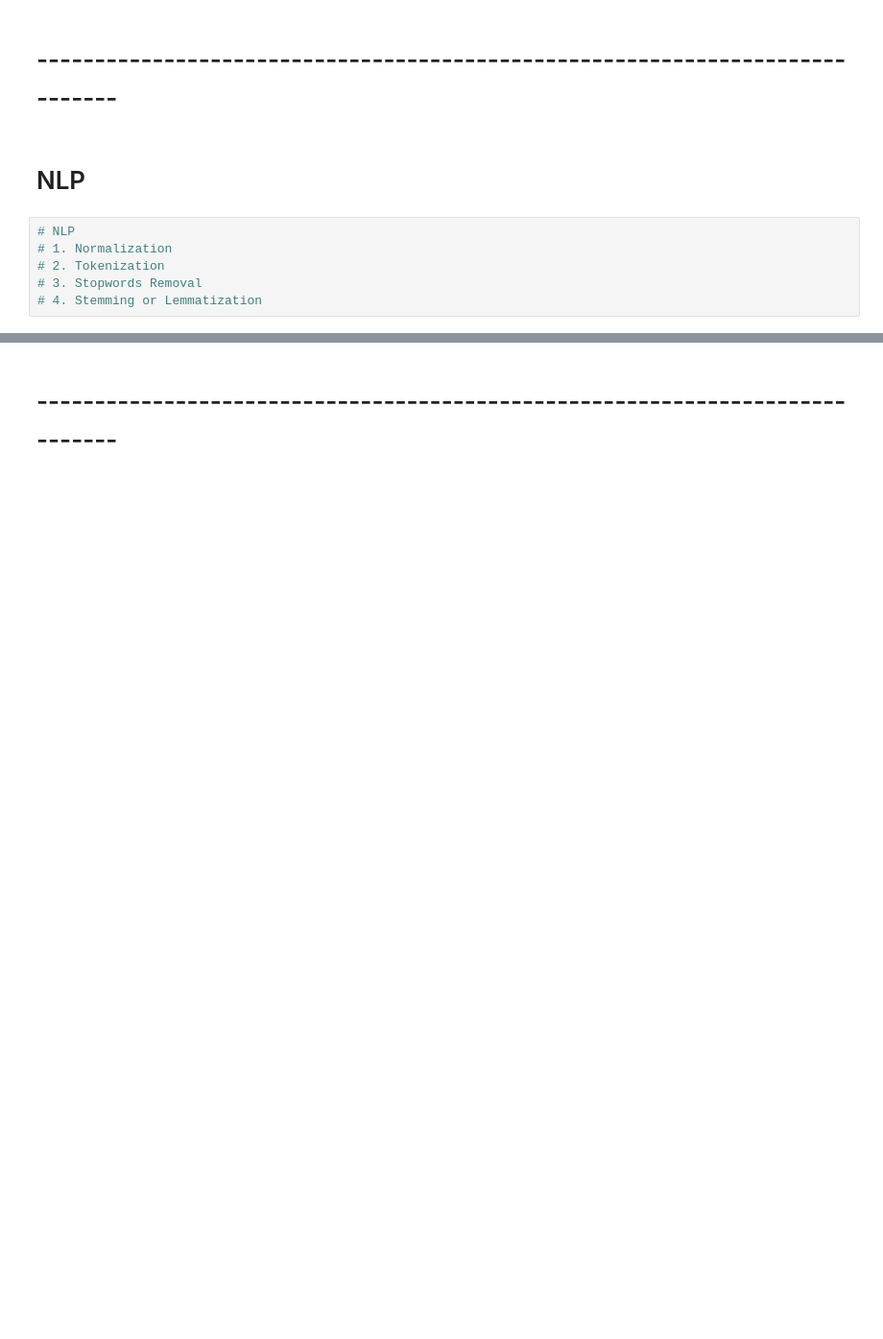
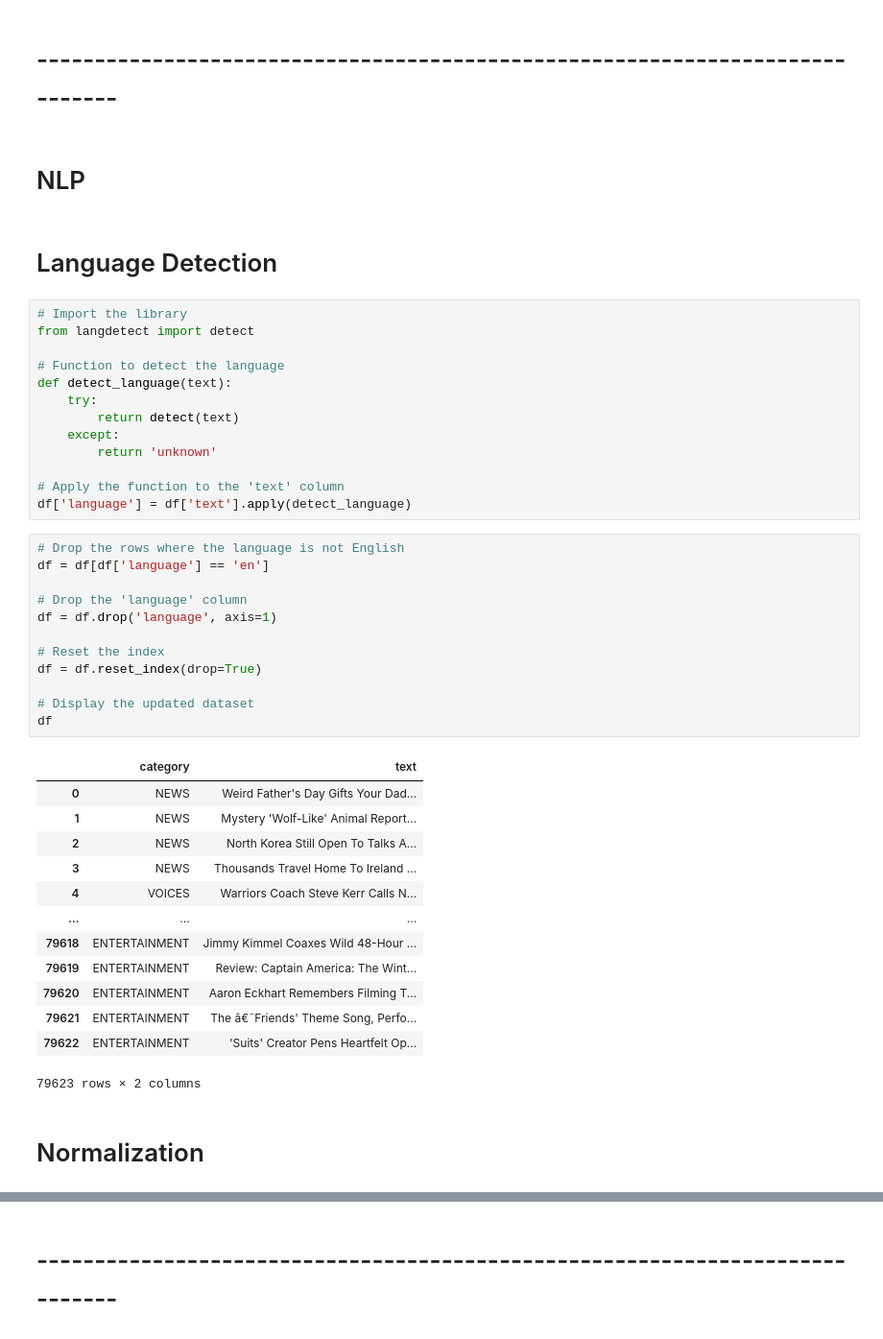
Before and after one commit to yanchuiko/ML-Text-Classification, a Jupyter notebook: notebook.ipynb, the cells around one changed output, grey strips where cells are left out. Shown: that part at 96% size. Cells and saved outputs as stored; diff of their text form; blank space fills up the shorter version.

Commit message:
Added Language Detection & Normalization

```diff
--- a/notebook.ipynb
+++ b/notebook.ipynb
@@ -311,9 +312,46 @@ df
 # -----------------------------------------------------------------------------
 # %% [markdown]
 # NLP
-# %%
-# NLP
-# 1. Normalization
-# 2. Tokenization
-# 3. Stopwords Removal
-# 4. Stemming or Lemmatization
+# %% [markdown]
+# Language Detection
+# %%
+# Import the library
+from langdetect import detect
+
+# Function to detect the language
+def detect_language(text):
+    try:
+        return detect(text)
+    except:
+        return 'unknown'
+
+# Apply the function to the 'text' column
+df['language'] = df['text'].apply(detect_language)
+# %%
+# Drop the rows where the language is not English
+df = df[df['language'] == 'en']
+
+# Drop the 'language' column
+df = df.drop('language', axis=1)
+
+# Reset the index
+df = df.reset_index(drop=True)
+
+# Display the updated dataset
+df
+# %% [output]
+|  | category | text |
+| 0 | NEWS | Weird Father's Day Gifts Your Dad... |
+| 1 | NEWS | Mystery 'Wolf-Like' Animal Report... |
+| 2 | NEWS | North Korea Still Open To Talks A... |
+| 3 | NEWS | Thousands Travel Home To Ireland ... |
+| 4 | VOICES | Warriors Coach Steve Kerr Calls N... |
+| ... | ... | ... |
+| 79618 | ENTERTAINMENT | Jimmy Kimmel Coaxes Wild 48-Hour ... |
+| 79619 | ENTERTAINMENT | Review: Captain America: The Wint... |
+| 79620 | ENTERTAINMENT | Aaron Eckhart Remembers Filming T... |
+| 79621 | ENTERTAINMENT | The â€˜Friends' Theme Song, Perfo... |
+| 79622 | ENTERTAINMENT | 'Suits' Creator Pens Heartfelt Op... |
+79623 rows × 2 columns
+# %% [markdown]
+# Normalization
```
Also changed, not shown: parts of 6 cells of this notebook.
